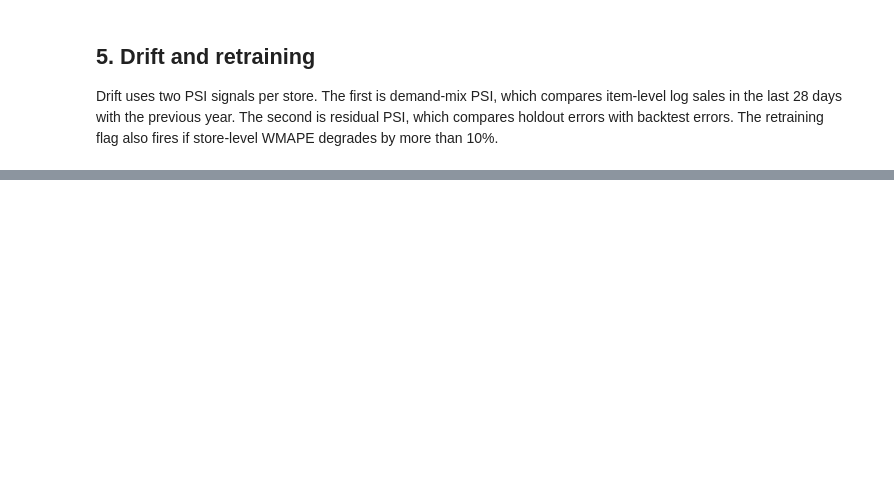
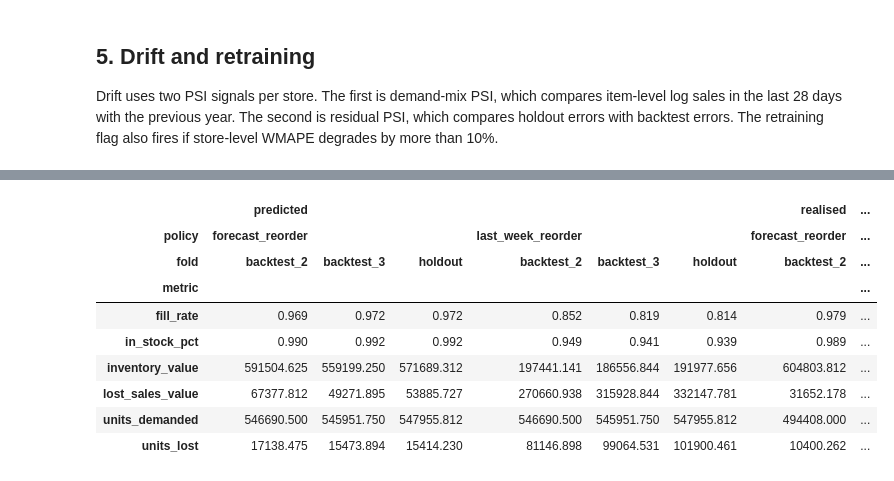
Before and after one commit to advaithvemurisai/demand-forecast-platform, a Jupyter notebook: notebooks/walkthrough.ipynb, the cells around one changed output, grey strips where cells are left out. Saved outputs shown, nothing was run; the diff lists cells and outputs as text; code cells hidden in the pictures; blank space fills up the shorter version.

```diff
--- a/notebooks/walkthrough.ipynb
+++ b/notebooks/walkthrough.ipynb
@@ -222,0 +270,15 @@ read("drift")
+# %%
+twin = read("twin_validation")
+network = twin[(twin["store_id"] == "all")]
+network.pivot_table(index=["metric"], columns=["policy", "fold"], values=["predicted", "realised"]).round(3)
+# %% [output]
+|  | predicted |  |  |  |  |  | realised | ... |
+| policy | forecast_reorder |  |  | last_week_reorder |  |  | forecast_reorder | ... |
+| fold | backtest_2 | backtest_3 | holdout | backtest_2 | backtest_3 | holdout | backtest_2 | ... |
+| metric |  |  |  |  |  |  |  | ... |
+| fill_rate | 0.969 | 0.972 | 0.972 | 0.852 | 0.819 | 0.814 | 0.979 | ... |
+| in_stock_pct | 0.990 | 0.992 | 0.992 | 0.949 | 0.941 | 0.939 | 0.989 | ... |
+| inventory_value | 591504.625 | 559199.250 | 571689.312 | 197441.141 | 186556.844 | 191977.656 | 604803.812 | ... |
+| lost_sales_value | 67377.812 | 49271.895 | 53885.727 | 270660.938 | 315928.844 | 332147.781 | 31652.178 | ... |
+| units_demanded | 546690.500 | 545951.750 | 547955.812 | 546690.500 | 545951.750 | 547955.812 | 494408.000 | ... |
+| units_lost | 17138.475 | 15473.894 | 15414.230 | 81146.898 | 99064.531 | 101900.461 | 10400.262 | ... |
```
Also changed, not shown: parts of 21 cells of this notebook, 9 other files.
